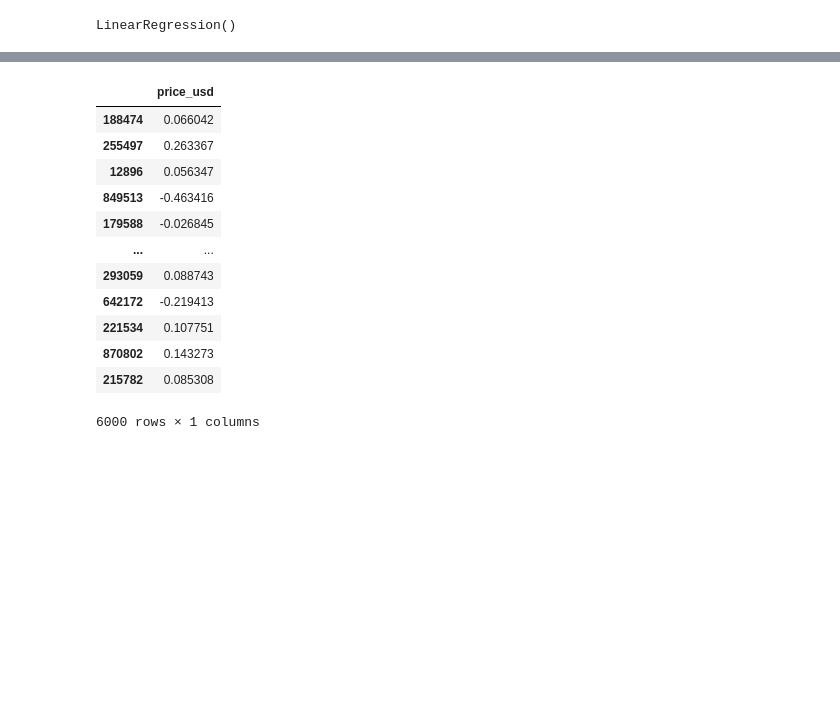
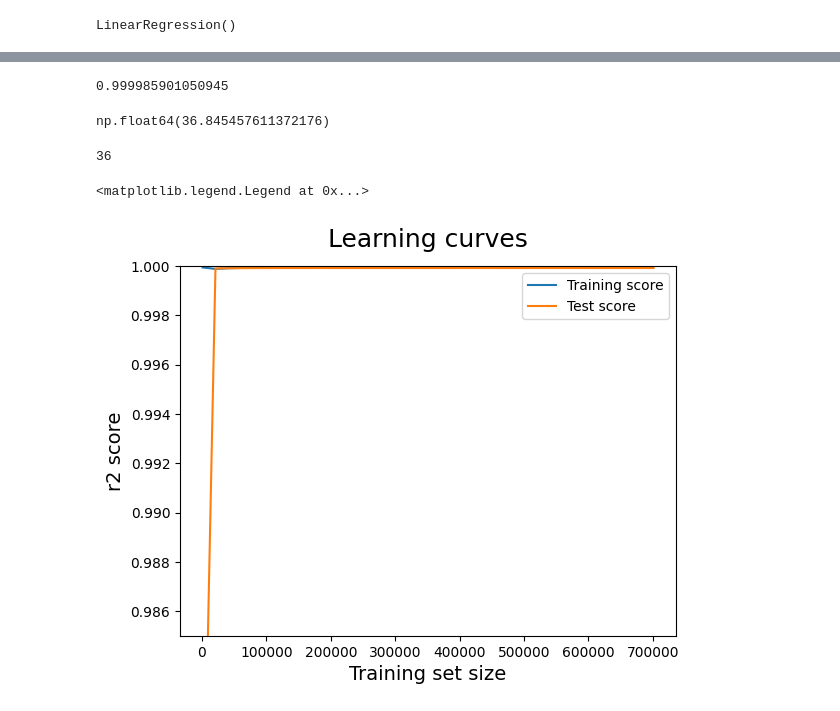
Before and after one commit to aplabey/2nd_hand_fashion_valuation, a Jupyter notebook: notebooks/notebook_SA.ipynb, the cells around one changed output, grey strips where cells are left out. Drawn from its saved outputs; the diff is of its cells as text; code cells hidden in the pictures; blank space fills up the shorter version.

Commit message:
Improved some functions

```diff
--- a/notebooks/notebook_SA.ipynb
+++ b/notebooks/notebook_SA.ipynb
@@ -493,4 +259,20 @@ X_preprocess = num_encoder(X_preprocess)
+# %%
+# data encoding function for both numeric and categorical features
+def preprocessor(df):
+
+    for col in df.columns:
+
+        if df[col].dtype == 'object' or df[col].dtype == 'bool':
+            encoder = LabelEncoder()
+            encoder.fit(list(df[col].values))
+            df[col] = encoder.transform(df[col].values)
+        else:
+            scaler = StandardScaler()
+            df[col] = scaler.fit_transform(df[[col]])
+
+    return df
 # %%
-X_preprocess[0:3].T
+X_processed = preprocessor(X_preprocess)
+X_processed[0:3].T
 # %% [output]
 |  | 0 | 1 | 2 |
@@ -551,3 +294,0 @@ def labelencoder(df):
-# %%
-# final X with all processed features
-X_processed=labelencoder(X_preprocess)
@@ -628,19 +345,39 @@ array([[ 62.55395844],
-# %%
-y_test - y_pred
-# %% [output]
-|  | price_usd |
-| 188474 | 0.066042 |
-| 255497 | 0.263367 |
-| 12896 | 0.056347 |
-| 849513 | -0.463416 |
-| 179588 | -0.026845 |
-| ... | ... |
-| 293059 | 0.088743 |
-| 642172 | -0.219413 |
-| 221534 | 0.107751 |
-| 870802 | 0.143273 |
-| 215782 | 0.085308 |
-6000 rows × 1 columns
+# %%
+# calculating r2 score
+r2_score(y_test, y_pred)
+# %% [output]
+0.999985901050945
+# %%
+# calculating mse
+mean_squared_error(y_test, y_pred)
+# %% [output]
+np.float64(36.845457611372176)
+# %%
+train_sizes = np.arange(1000,720405,20000)
+len(train_sizes)
+# %% [output]
+36
+# %%
+# Get train scores (R2), train sizes, and validation scores using `learning_curve`
+train_sizes, train_scores, test_scores = learning_curve(estimator=LinearRegression(),
+                                                        X=X_processed, y=y_preprocess,
+                                                        train_sizes=train_sizes,
+                                                        cv=5)
+
+# Take the mean of cross-validated train scores and validation scores
+train_scores_mean = np.mean(train_scores, axis=1)
+test_scores_mean = np.mean(test_scores, axis=1)
+
+plt.plot(train_sizes, train_scores_mean, label = 'Training score')
+plt.plot(train_sizes, test_scores_mean, label = 'Test score')
+plt.ylabel('r2 score', fontsize = 14)
+plt.xlabel('Training set size', fontsize = 14)
+plt.ylim(0.985, 1.000)
+plt.title('Learning curves', fontsize = 18, y = 1.03)
+plt.legend()
+# %% [output]
+<matplotlib.legend.Legend at 0x...>
+[figure, added]
 # %%
 !git add notebook_SA.ipynb
 # %%
```
Also changed, not shown: parts of 59 cells of this notebook.
